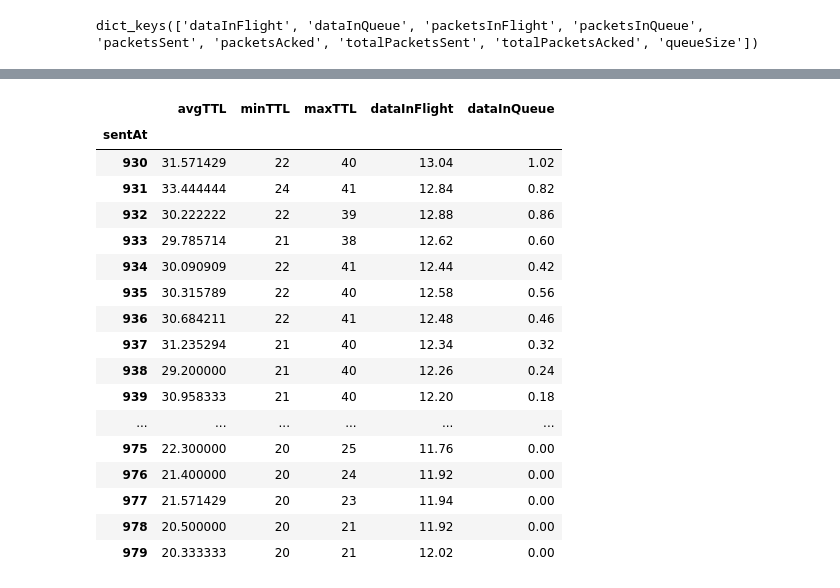
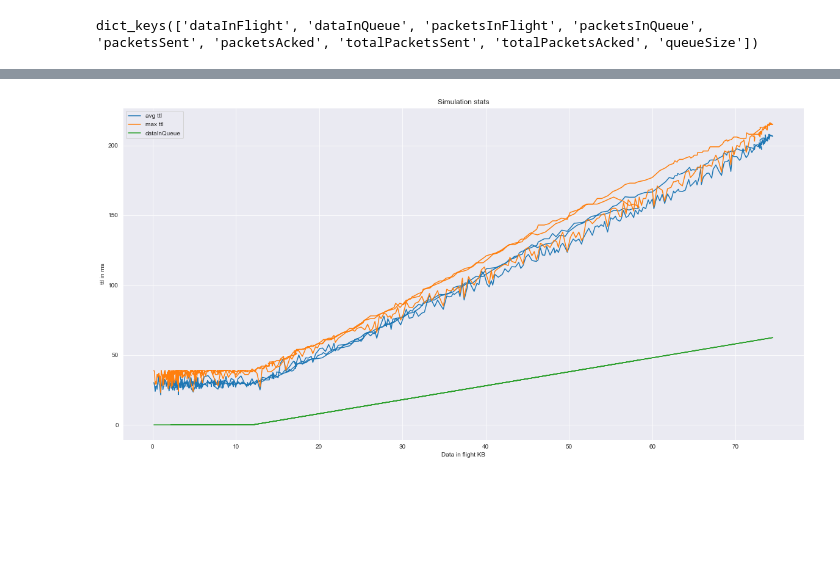
Before and after one commit to adhocmaster/netmad, a Jupyter notebook: notebooks/simulation-1.ipynb, the cells around one changed output, grey strips where cells are left out. Saved outputs shown, nothing was run; the diff lists cells and outputs as text; code cells hidden in the pictures; blank space fills up the shorter version.

```diff
--- a/notebooks/simulation-1.ipynb
+++ b/notebooks/simulation-1.ipynb
@@ -151,22 +151,4 @@ plt.show()
-# %%
-
-dfStats.tail(n=50)
-# %% [output]
-|  | avgTTL | minTTL | maxTTL | dataInFlight | dataInQueue |
-| sentAt |  |  |  |  |  |
-| 930 | 31.571429 | 22 | 40 | 13.04 | 1.02 |
-| 931 | 33.444444 | 24 | 41 | 12.84 | 0.82 |
-| 932 | 30.222222 | 22 | 39 | 12.88 | 0.86 |
-| 933 | 29.785714 | 21 | 38 | 12.62 | 0.60 |
-| 934 | 30.090909 | 22 | 41 | 12.44 | 0.42 |
-| 935 | 30.315789 | 22 | 40 | 12.58 | 0.56 |
-| 936 | 30.684211 | 22 | 41 | 12.48 | 0.46 |
-| 937 | 31.235294 | 21 | 40 | 12.34 | 0.32 |
-| 938 | 29.200000 | 21 | 40 | 12.26 | 0.24 |
-| 939 | 30.958333 | 21 | 40 | 12.20 | 0.18 |
-| ... | ... | ... | ... | ... | ... |
-| 975 | 22.300000 | 20 | 25 | 11.76 | 0.00 |
-| 976 | 21.400000 | 20 | 24 | 11.92 | 0.00 |
-| 977 | 21.571429 | 20 | 23 | 11.94 | 0.00 |
-| 978 | 20.500000 | 20 | 21 | 11.92 | 0.00 |
-| 979 | 20.333333 | 20 | 21 | 12.02 | 0.00 |
+# %%
+analyzerTools.createPlotsAgainstDataInFlight(dfStats)
+# %% [output]
+[figure, added]
```
Also changed, not shown: parts of 8 cells of this notebook, 1 other file.
